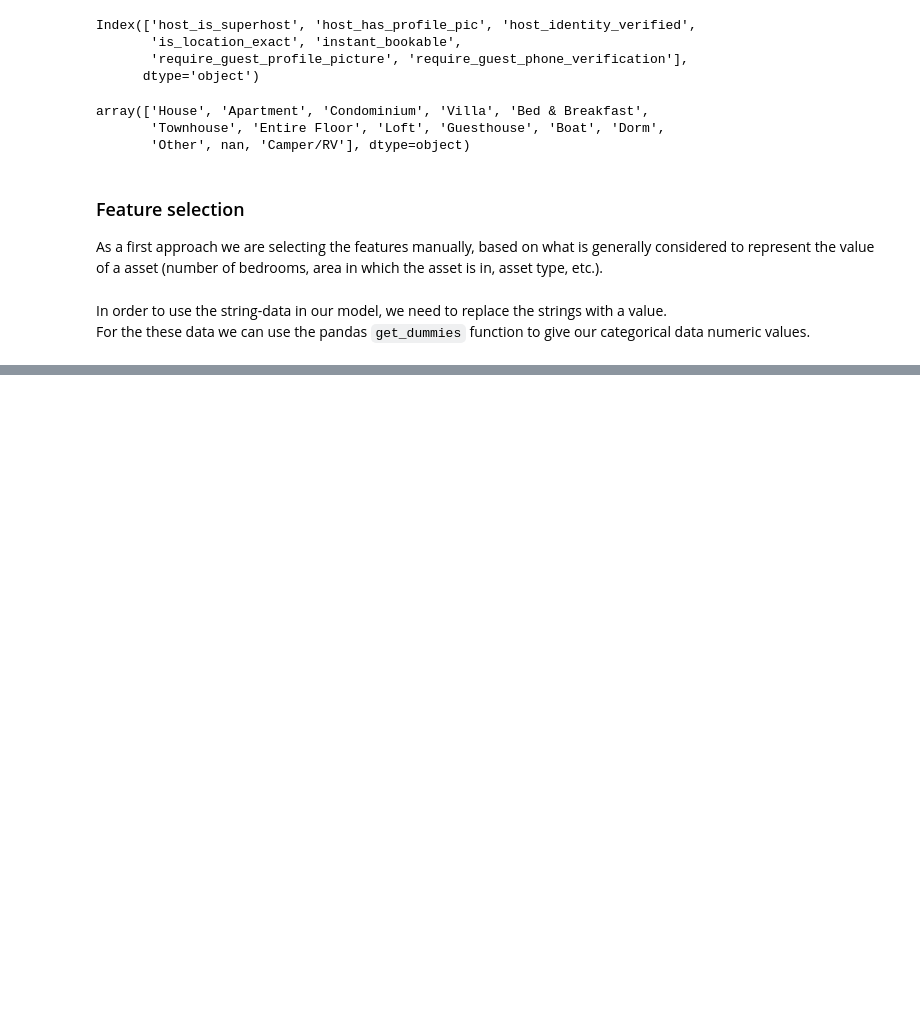
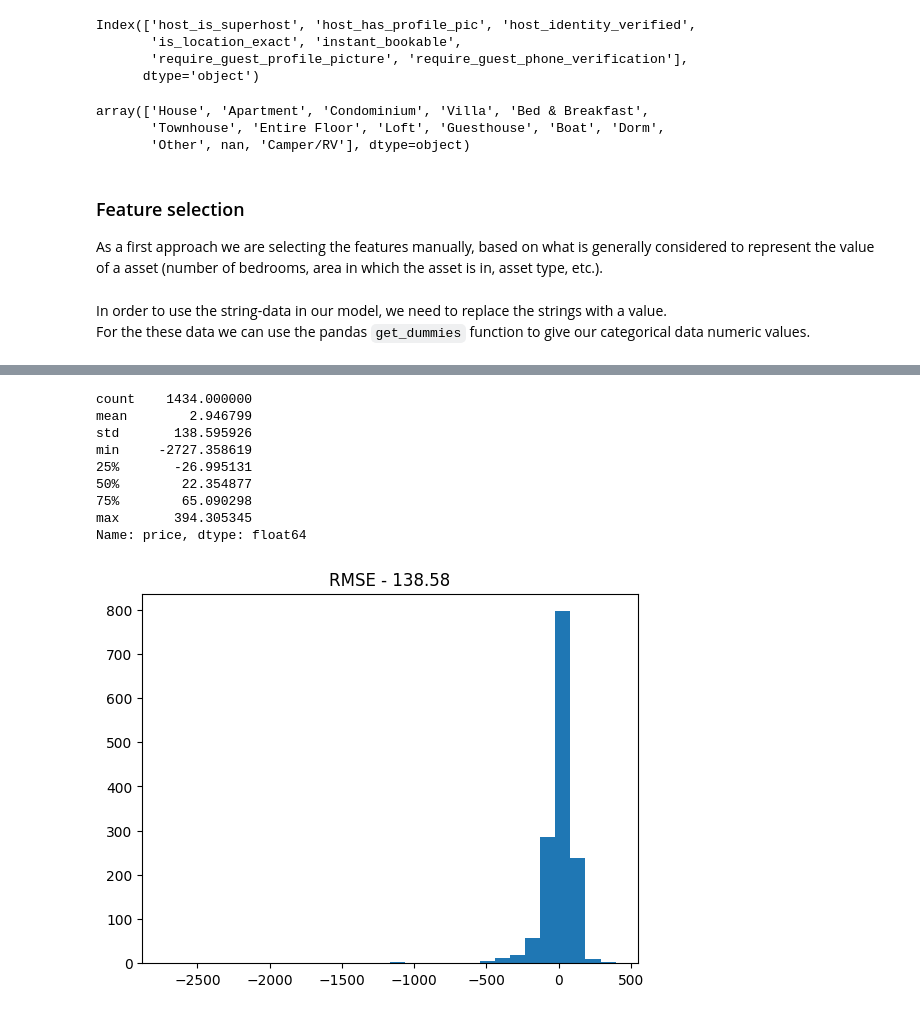
Before and after one commit to KaanDrn/udacity_data_science_project1, a Jupyter notebook: code/Boston_data.ipynb, the cells around one changed output, grey strips where cells are left out. Drawn from its saved outputs; the diff is of its cells as text; code cells hidden in the pictures; blank space fills up the shorter version.

```diff
--- a/code/Boston_data.ipynb
+++ b/code/Boston_data.ipynb
@@ -612,0 +823,9 @@ features_cat
+# %%
+# fill nans
+for iid, iamenities in amenities_list.iterrows():
+    amenities.loc[iid,:] = 0
+    amenities.loc[iid, iamenities.dropna()] = 1
+# %%
+amenities.drop(['','translation missing: en.hosting_amenity_49','translation missing: en.hosting_amenity_50'], axis=1, inplace=True)
+# %%
+amenities_w_price = pd.concat([amenities, pd.DataFrame(listings_numeric_df.loc[:,'price'], index=listings_numeric_df.index)], axis=1)
@@ -612,0 +834,13 @@ features_cat
+# %%
+features_train, features_test, target_train, target_test = modsel.train_test_split(amenities_w_price.drop('price', axis=1),
+                                                                                   amenities_w_price.loc[:,'price'],
+                                                                                   test_size=0.4,
+                                                                                   random_state=1)
+
+n_features = 14
+selector = RFE(predictor, n_features_to_select=n_features, step=3, verbose=1)
+selector = selector.fit(features_train.to_numpy(), target_train.to_numpy().reshape(-1, 1))
+
+support = selector.get_support()
+
+features_train.columns[support]
@@ -612,0 +880,20 @@ features_cat
+# %%
+predictor = model.fit(features_train[features_train.columns[support]], target_train)
+
+predictions = predictor.predict(features_test[features_train.columns[support]])
+residuals = predictions-target_test
+
+plt.hist(residuals, bins=30);
+plt.title('RMSE - %.2f' % rms(residuals));
+residuals.describe()
+# %% [output]
+count    1434.000000
+mean        2.946799
+std       138.595926
+min     -2727.358619
+25%       -26.995131
+50%        22.354877
+75%        65.090298
+max       394.305345
+Name: price, dtype: float64
+[figure, added]
```
Also changed, not shown: parts of 42 cells of this notebook.
